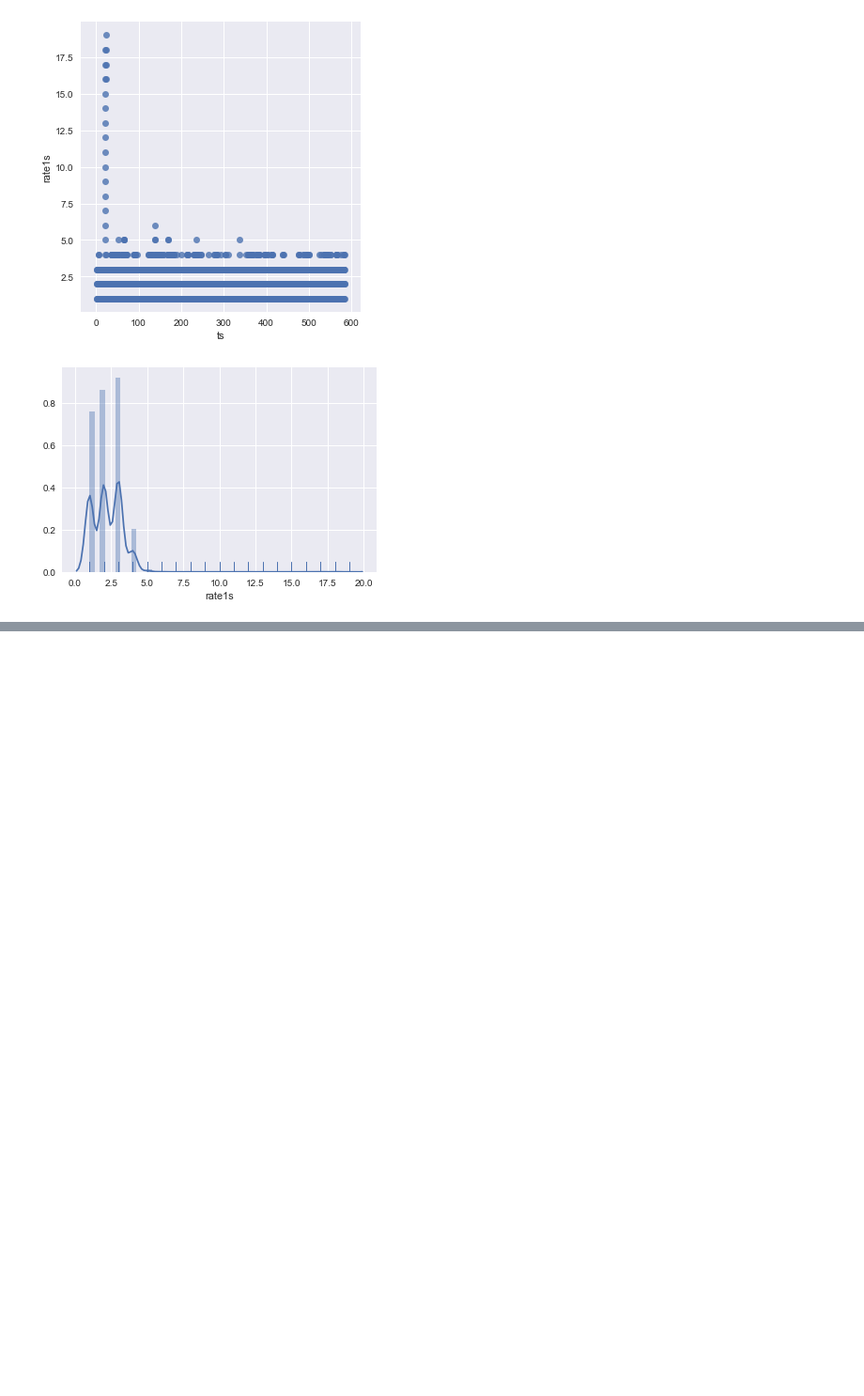
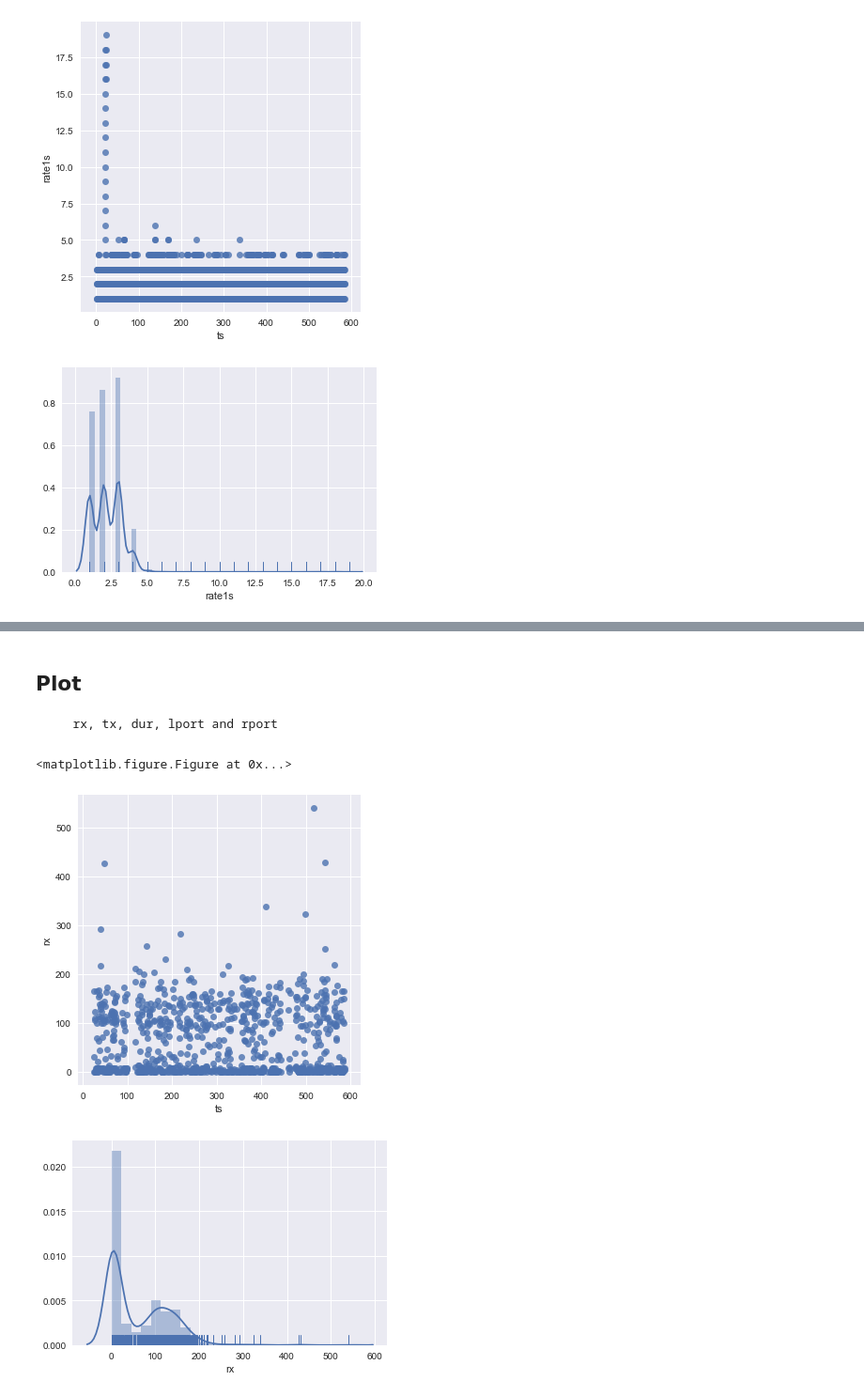
Before and after one commit to JosephKevin/TimeSeriesPrediction, a Jupyter notebook: ts_prediction_playground.ipynb, the cells around one changed output, grey strips where cells are left out. Shown at 94% size. Saved outputs shown, nothing was run; the diff lists cells and outputs as text; code cells hidden in the pictures; blank space fills up the shorter version.

```diff
--- a/ts_prediction_playground.ipynb
+++ b/ts_prediction_playground.ipynb
@@ -306,3 +306,12 @@ tcp_df.head()
 | 2 | 26.039532 | 28673 | 53762 | 80 | 0 | 0 | 81.72 | [[2, 0, 0, 0, 1], 81.72, 192.11] | [[2, 0, 0, 0, 1], 0, 166] | [["22", "80", "443", "other"], {"... | ... |
 | 3 | 26.201396 | 28673 | 50248 | 80 | 0 | 0 | 25.16 | [[1, 1, 1, 0, 1], 25.16, 192.11] | [[3, 0, 0, 0, 1], 0, 166] | [["22", "80", "443", "other"], {"... | ... |
 | 4 | 26.329412 | 28673 | 57968 | 443 | 0 | 0 | 17.78 | [[2, 1, 1, 0, 1], 17.78, 192.11] | [[4, 0, 0, 0, 1], 0, 166] | [["22", "80", "443", "other"], {"... | ... |
+# %% [markdown]
+##  Plot
+       rx, tx, dur, lport and rport
+# %%
+display_plot_hist(input_df=tcp_df, x='ts', y='rx')
+# %% [output]
+<matplotlib.figure.Figure at 0x...>
+[figure, added]
+[figure, added]
```
Also changed, not shown: parts of 21 cells of this notebook.
